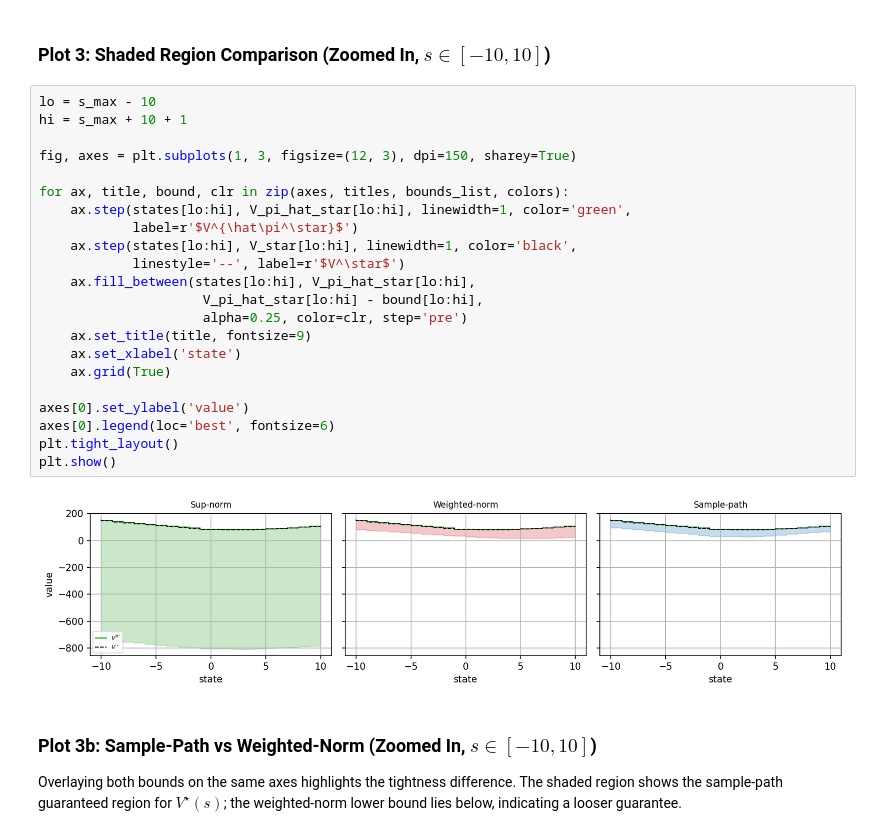
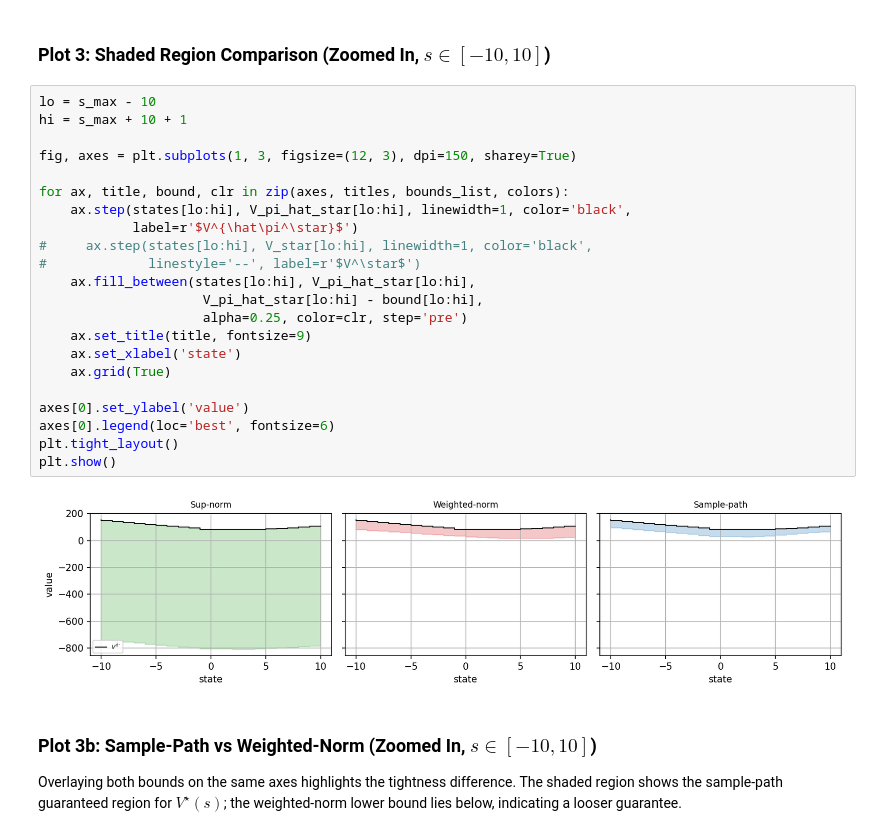
Before and after one commit to BerkBzkrt/Weighted_Approximation, a Jupyter notebook: notebooks/Sample_Path_Bounds.ipynb, the cells around one changed output. Saved outputs shown, nothing was run; the diff lists cells and outputs as text.

Commit message:
changes to some plots

```diff
--- a/notebooks/Sample_Path_Bounds.ipynb
+++ b/notebooks/Sample_Path_Bounds.ipynb
@@ -298,27 +298,27 @@ plt.show()
 # %%
 lo = s_max - 10
 hi = s_max + 10 + 1
 
 fig, axes = plt.subplots(1, 3, figsize=(12, 3), dpi=150, sharey=True)
 
 for ax, title, bound, clr in zip(axes, titles, bounds_list, colors):
-    ax.step(states[lo:hi], V_pi_hat_star[lo:hi], linewidth=1, color='green',
+    ax.step(states[lo:hi], V_pi_hat_star[lo:hi], linewidth=1, color='black',
             label=r'$V^{\hat\pi^\star}$')
-    ax.step(states[lo:hi], V_star[lo:hi], linewidth=1, color='black',
-            linestyle='--', label=r'$V^\star$')
+#     ax.step(states[lo:hi], V_star[lo:hi], linewidth=1, color='black',
+#             linestyle='--', label=r'$V^\star$')
     ax.fill_between(states[lo:hi], V_pi_hat_star[lo:hi],
                      V_pi_hat_star[lo:hi] - bound[lo:hi],
                      alpha=0.25, color=clr, step='pre')
     ax.set_title(title, fontsize=9)
     ax.set_xlabel('state')
     ax.grid(True)
 
 axes[0].set_ylabel('value')
 axes[0].legend(loc='best', fontsize=6)
 plt.tight_layout()
 plt.show()
 # %% [output]
-[figure, old version]
+[figure, new version]
 # %% [markdown]
 ### Plot 3b: Sample-Path vs Weighted-Norm (Zoomed In, $s \in [-10, 10]$)
 
```
Also changed, not shown: parts of 1 cell of this notebook.
